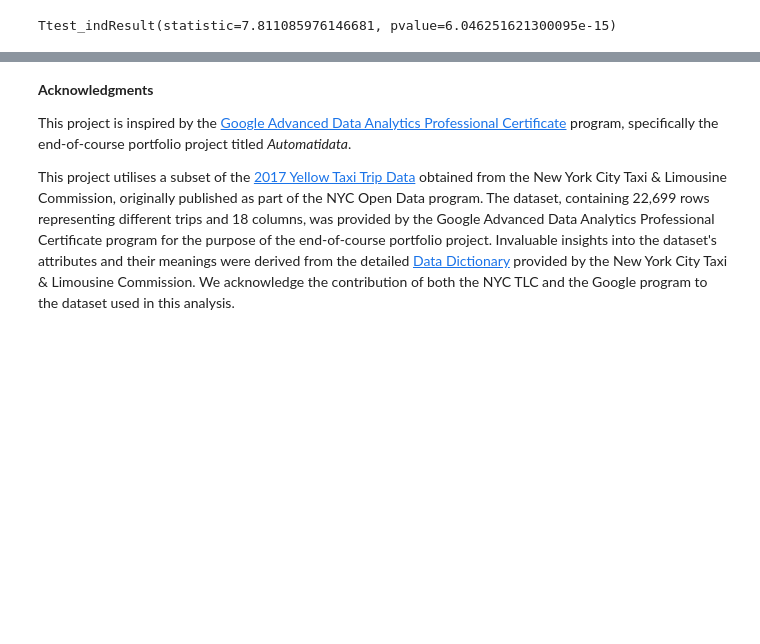
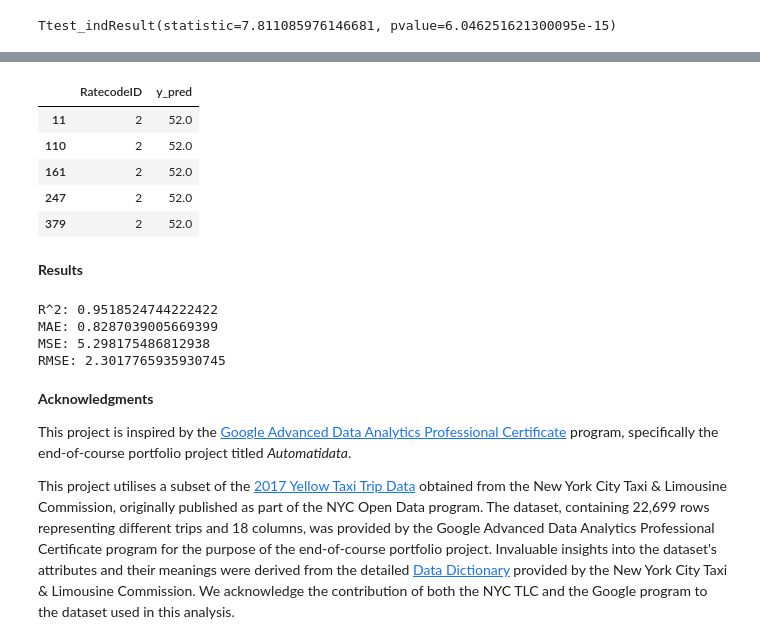
Before and after one commit to sssunri/farecast_NYC-TLC_estimation, a Jupyter notebook: fare_estimation.ipynb, the cells around one changed output, grey strips where cells are left out. Cells and saved outputs as stored; diff of their text form; code cells hidden in the pictures; blank space fills up the shorter version.

Commit message:
predict on entire dataset

```diff
--- a/fare_estimation.ipynb
+++ b/fare_estimation.ipynb
@@ -1420,0 +1423,4 @@ The standard deviation of `trip_distance` in the training data is approximately
+# %%
+# prediction on full dataset
+X_scaled = scaler.transform(X)
+y_pred = lr.predict(X_scaled)
@@ -1420,0 +1429,14 @@ The standard deviation of `trip_distance` in the training data is approximately
+# %%
+pred_df = df[['RatecodeID']].copy()
+pred_df['y_pred'] = y_pred
+pred_df.loc[pred_df['RatecodeID'] == 2, 'y_pred'] = 52
+pred_df[pred_df['RatecodeID'] == 2].head()
+# %% [output]
+|  | RatecodeID | y_pred |
+| 11 | 2 | 52.0 |
+| 110 | 2 | 52.0 |
+| 161 | 2 | 52.0 |
+| 247 | 2 | 52.0 |
+| 379 | 2 | 52.0 |
+# %% [markdown]
+**Results**
@@ -1421,3 +1445,13 @@ The standard deviation of `trip_distance` in the training data is approximately
+# %%
+print('R^2:', r2_score(y, y_pred))
+print('MAE:', mean_absolute_error(y, y_pred))
+print('MSE:', mean_squared_error(y, y_pred))
+print('RMSE:',np.sqrt(mean_squared_error(y, y_pred)))
+# %% [output]
+R^2: 0.9518524744222422
+MAE: 0.8287039005669399
+MSE: 5.298175486812938
+RMSE: 2.3017765935930745
 # %% [markdown]
 **Acknowledgments**
 
```
Also changed, not shown: parts of 107 cells of this notebook.
